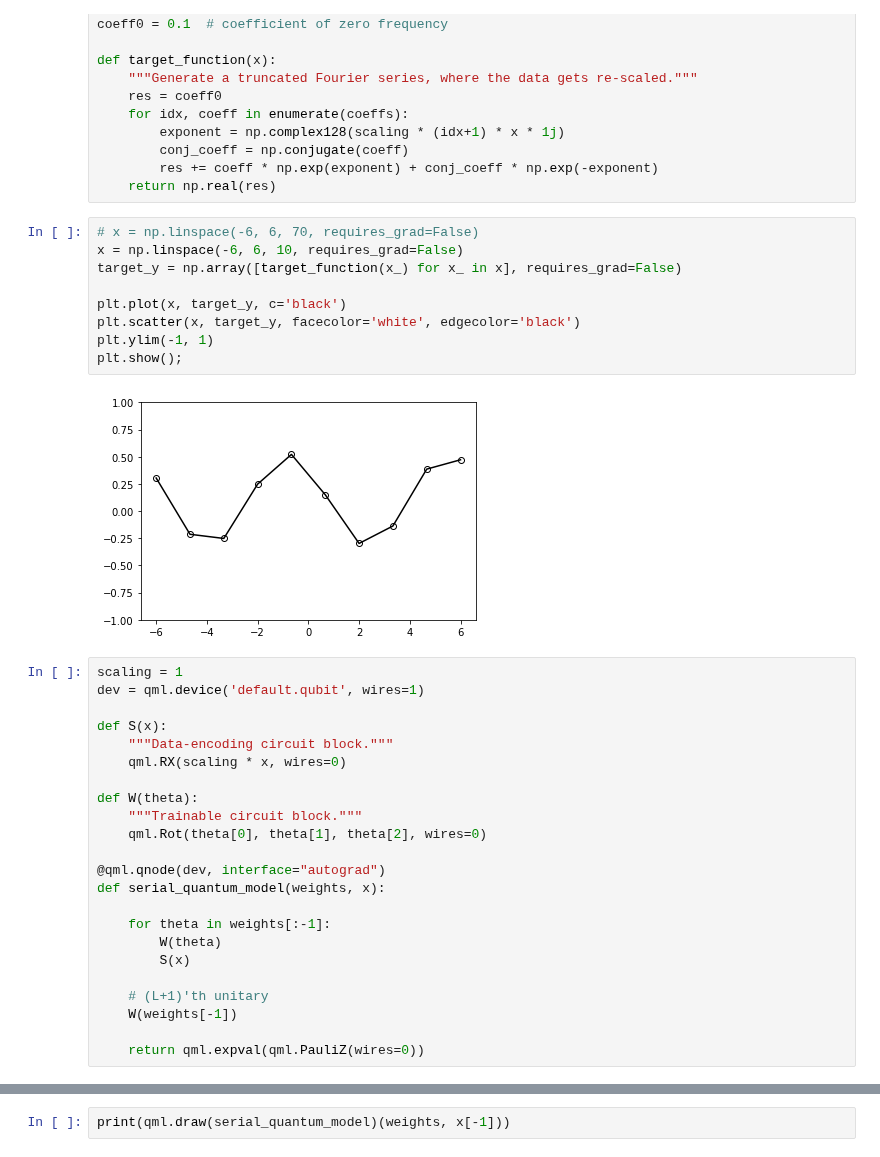
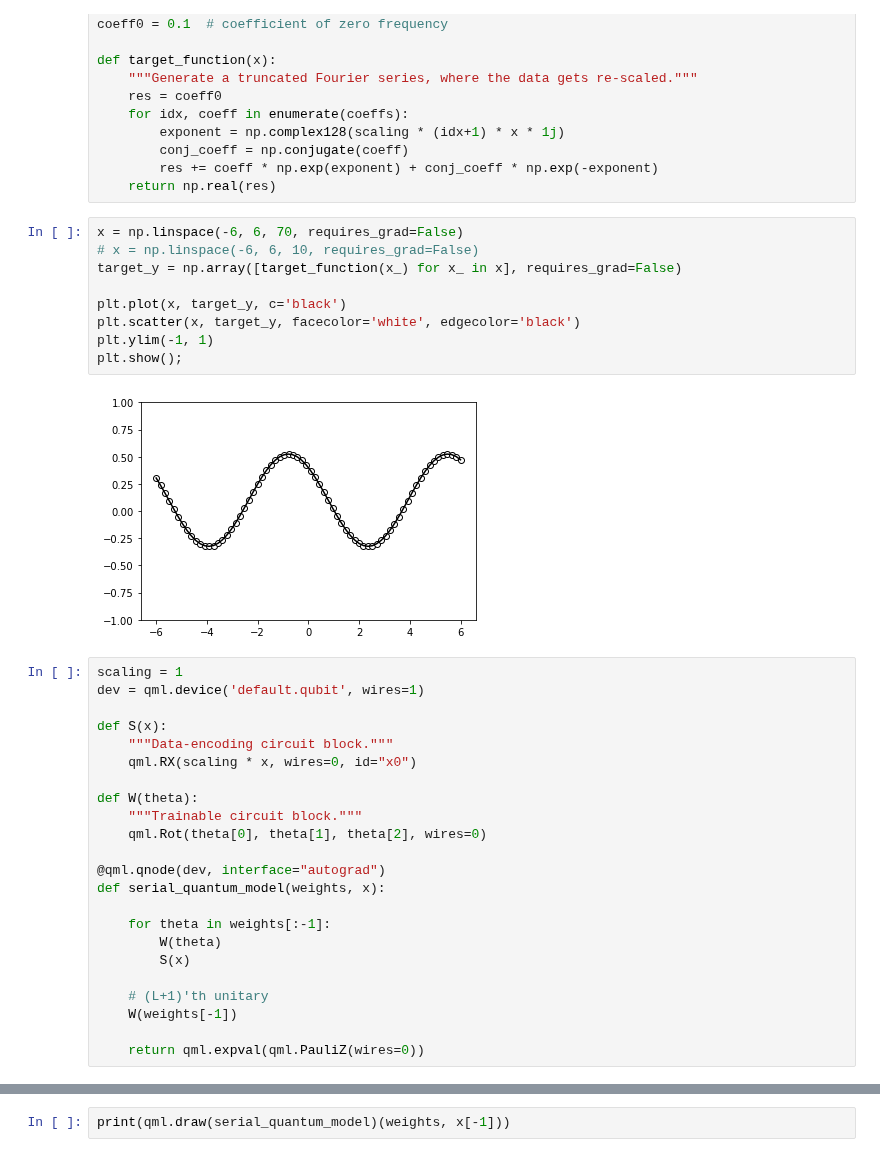
Before and after one commit to jerryxu9/CPEN-400Q-Project, a Jupyter notebook: test.ipynb, the cells around one changed output, grey strips where cells are left out. Drawn from its saved outputs; the diff is of its cells as text.

```diff
--- a/test.ipynb
+++ b/test.ipynb
@@ -33,23 +34,23 @@ def target_function(x):
         res += coeff * np.exp(exponent) + conj_coeff * np.exp(-exponent)
     return np.real(res)
 # %%
-# x = np.linspace(-6, 6, 70, requires_grad=False)
-x = np.linspace(-6, 6, 10, requires_grad=False)
+x = np.linspace(-6, 6, 70, requires_grad=False)
+# x = np.linspace(-6, 6, 10, requires_grad=False)
 target_y = np.array([target_function(x_) for x_ in x], requires_grad=False)
 
 plt.plot(x, target_y, c='black')
 plt.scatter(x, target_y, facecolor='white', edgecolor='black')
 plt.ylim(-1, 1)
 plt.show();
 # %% [output]
-[figure, old version]
+[figure, new version]
 # %%
 scaling = 1
 dev = qml.device('default.qubit', wires=1)
 
 def S(x):
     """Data-encoding circuit block."""
-    qml.RX(scaling * x, wires=0)
+    qml.RX(scaling * x, wires=0, id="x0")
 
 def W(theta):
     """Trainable circuit block."""
```
Also changed, not shown: parts of 16 cells of this notebook.
